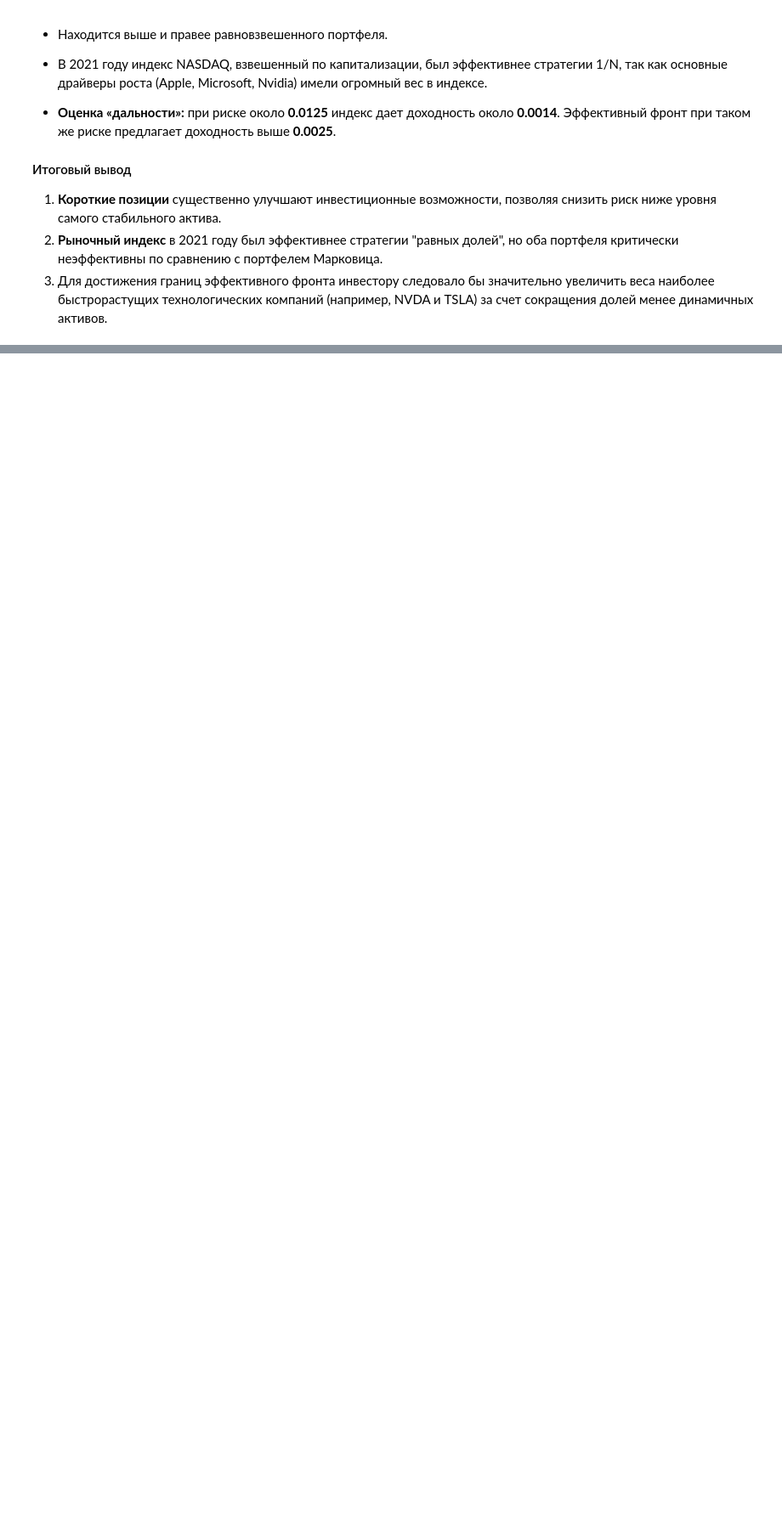
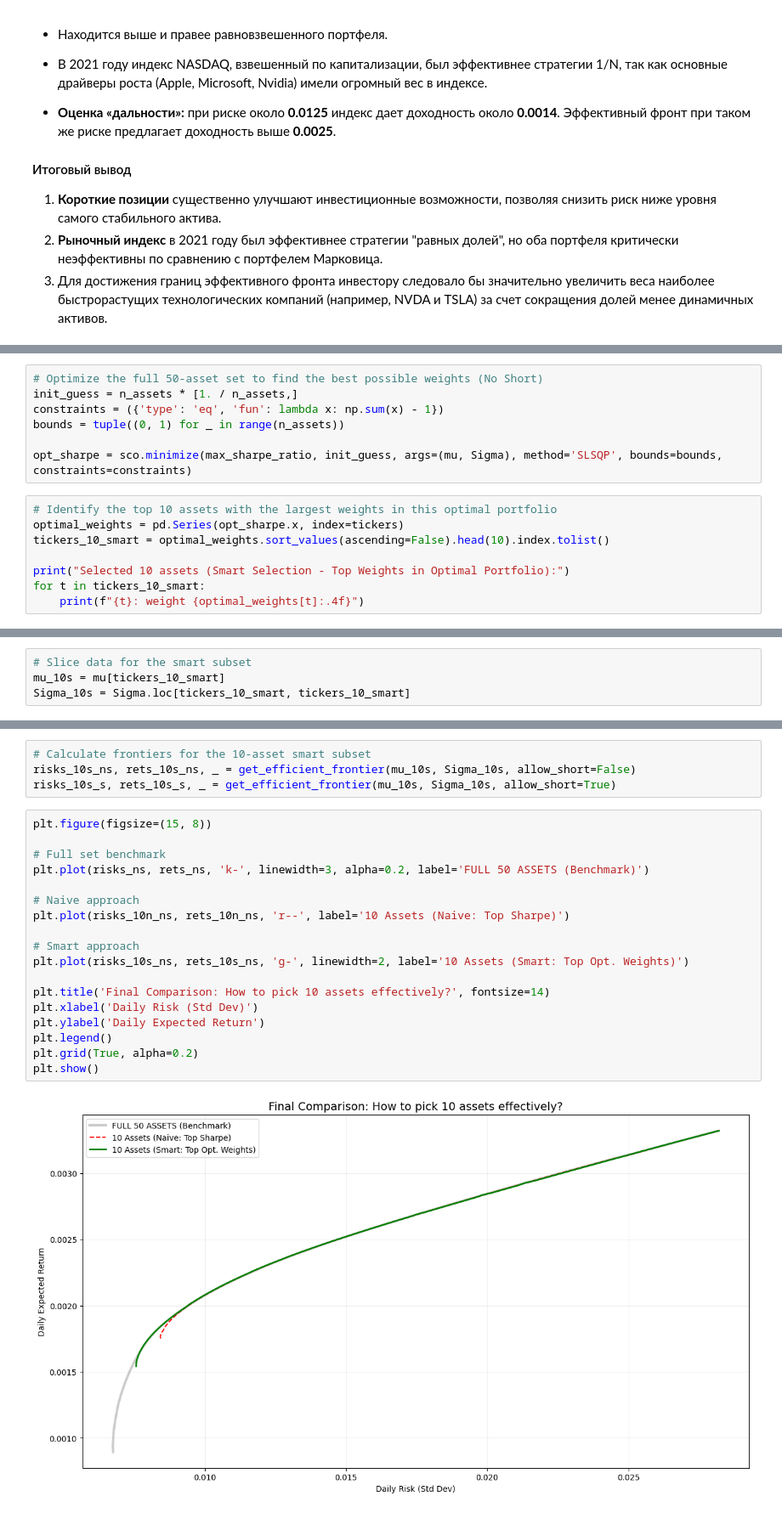
Before and after one commit to theMagusDev/NASDAQ-opt-portfolio, a Jupyter notebook: solution.ipynb, the cells around one changed output, grey strips where cells are left out. Shown at 85% size. Drawn from its saved outputs; the diff is of its cells as text; blank space fills up the shorter version.

```diff
--- a/solution.ipynb
+++ b/solution.ipynb
@@ -258,0 +335,15 @@ plt.show()
+# %%
+# Optimize the full 50-asset set to find the best possible weights (No Short)
+init_guess = n_assets * [1. / n_assets,]
+constraints = ({'type': 'eq', 'fun': lambda x: np.sum(x) - 1})
+bounds = tuple((0, 1) for _ in range(n_assets))
+
+opt_sharpe = sco.minimize(max_sharpe_ratio, init_guess, args=(mu, Sigma), method='SLSQP', bounds=bounds, constraints=constraints)
+# %%
+# Identify the top 10 assets with the largest weights in this optimal portfolio
+optimal_weights = pd.Series(opt_sharpe.x, index=tickers)
+tickers_10_smart = optimal_weights.sort_values(ascending=False).head(10).index.tolist()
+
+print("Selected 10 assets (Smart Selection - Top Weights in Optimal Portfolio):")
+for t in tickers_10_smart:
+    print(f"{t}: weight {optimal_weights[t]:.4f}")
@@ -258,0 +362,4 @@ plt.show()
+# %%
+# Slice data for the smart subset
+mu_10s = mu[tickers_10_smart]
+Sigma_10s = Sigma.loc[tickers_10_smart, tickers_10_smart]
@@ -258,0 +370,24 @@ plt.show()
+# %%
+# Calculate frontiers for the 10-asset smart subset
+risks_10s_ns, rets_10s_ns, _ = get_efficient_frontier(mu_10s, Sigma_10s, allow_short=False)
+risks_10s_s, rets_10s_s, _ = get_efficient_frontier(mu_10s, Sigma_10s, allow_short=True)
+# %%
+plt.figure(figsize=(15, 8))
+
+# Full set benchmark
+plt.plot(risks_ns, rets_ns, 'k-', linewidth=3, alpha=0.2, label='FULL 50 ASSETS (Benchmark)')
+
+# Naive approach
+plt.plot(risks_10n_ns, rets_10n_ns, 'r--', label='10 Assets (Naive: Top Sharpe)')
+
+# Smart approach
+plt.plot(risks_10s_ns, rets_10s_ns, 'g-', linewidth=2, label='10 Assets (Smart: Top Opt. Weights)')
+
+plt.title('Final Comparison: How to pick 10 assets effectively?', fontsize=14)
+plt.xlabel('Daily Risk (Std Dev)')
+plt.ylabel('Daily Expected Return')
+plt.legend()
+plt.grid(True, alpha=0.2)
+plt.show()
+# %% [output]
+[figure, added]
```
Also changed, not shown: parts of 23 cells of this notebook.
